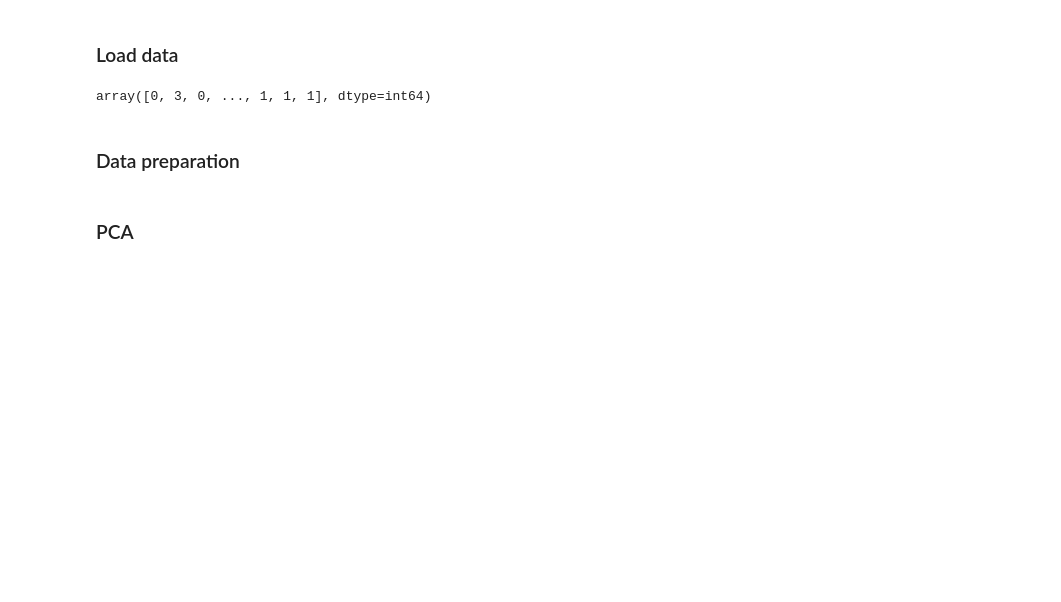
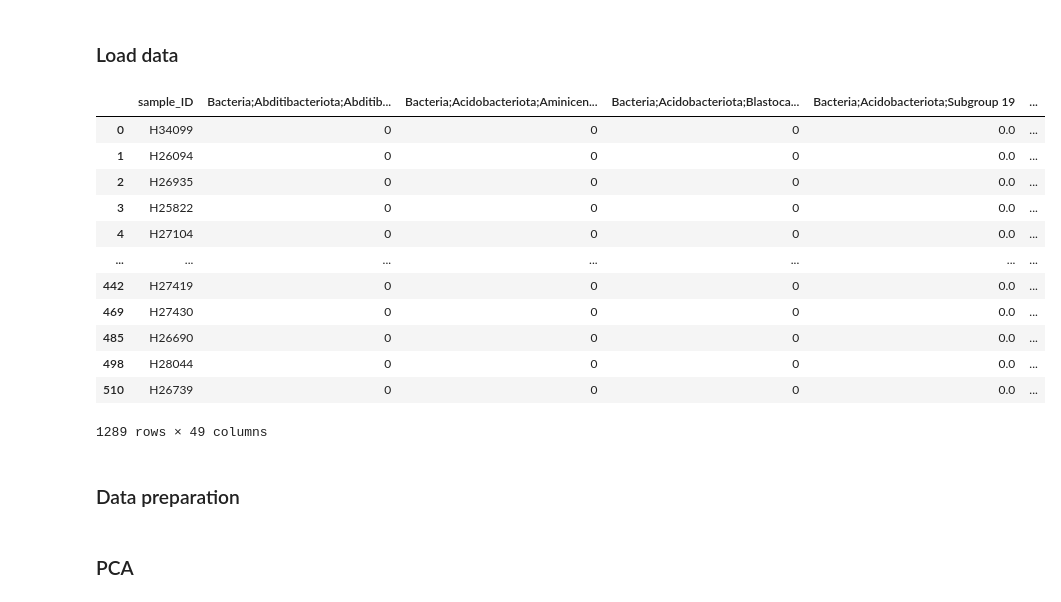
Before and after one commit to Hanh3103/Hackathon, a Jupyter notebook: Hackathon/Model_1/StatisticalExploration.ipynb, the cells around one changed output. Cells and saved outputs as stored; diff of their text form; code cells hidden in the pictures; blank space fills up the shorter version.

```diff
--- a/Hackathon/Model_1/StatisticalExploration.ipynb
+++ b/Hackathon/Model_1/StatisticalExploration.ipynb
@@ -8,17 +8,23 @@ import numpy as np
 # %% [markdown]
 ### Load data
 # %%
-mapping = [3,4,2,1]
-df = [pd.read_csv('../HackathonData/CAD/ClassCAD_train.csv'), pd.read_csv('../HackathonData/CKD/ClassCKD_train.csv'),
-      pd.read_csv('../HackathonData/IBD/ClassIBD_train.csv'), pd.read_csv('../HackathonData/T2D/ClassT2D_train.csv')]
-df = pd.concat([x if x['label'].replace(1, mapping[idx], inplace=True) == True else x for idx, x in enumerate(df)], join="outer", axis=0)
-# convert NaN to 0
-df = df.fillna(0)
-# drop duplicated healthy rows
-df = df.drop_duplicates()
+df = [pd.read_csv('../HackathonData/T2D/ClassT2D_train.csv'), pd.read_csv('../HackathonData/IBD/ClassIBD_train.csv'), pd.read_csv('../HackathonData/CAD/ClassCAD_train.csv'), pd.read_csv('../HackathonData/CKD/ClassCKD_train.csv')]
+df = pd.concat([x if x['label'].replace(1, idx, inplace=True) == True else x for idx, x in enumerate(df)], join="outer", axis=0).fillna(0).drop_duplicates()
 df
 # %% [output]
+|  | sample_ID | Bacteria;Abditibacteriota;Abditib... | Bacteria;Acidobacteriota;Aminicen... | Bacteria;Acidobacteriota;Blastoca... | Bacteria;Acidobacteriota;Subgroup 19 | ... |
+| 0 | H34099 | 0 | 0 | 0 | 0.0 | ... |
+| 1 | H26094 | 0 | 0 | 0 | 0.0 | ... |
+| 2 | H26935 | 0 | 0 | 0 | 0.0 | ... |
+| 3 | H25822 | 0 | 0 | 0 | 0.0 | ... |
+| 4 | H27104 | 0 | 0 | 0 | 0.0 | ... |
+| ... | ... | ... | ... | ... | ... | ... |
+| 442 | H27419 | 0 | 0 | 0 | 0.0 | ... |
+| 469 | H27430 | 0 | 0 | 0 | 0.0 | ... |
+| 485 | H26690 | 0 | 0 | 0 | 0.0 | ... |
+| 498 | H28044 | 0 | 0 | 0 | 0.0 | ... |
+| 510 | H26739 | 0 | 0 | 0 | 0.0 | ... |
-array([0, 3, 0, ..., 1, 1, 1], dtype=int64)
+1289 rows × 49 columns
 # %% [markdown]
 ### Data preparation
 # %% [markdown]
```
Also changed, not shown: parts of 2 cells of this notebook.
